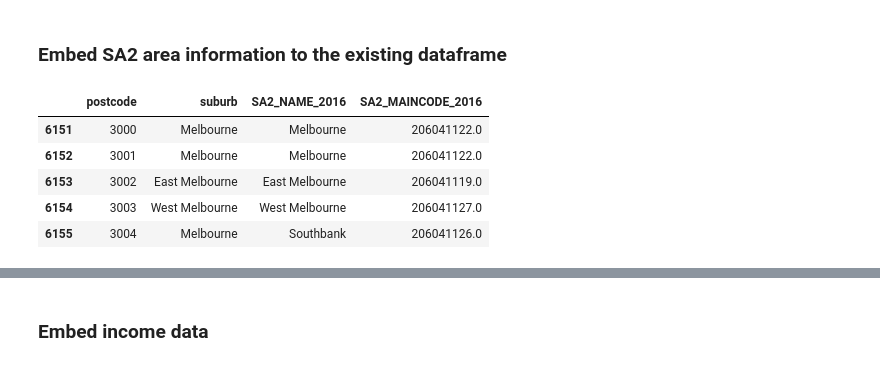
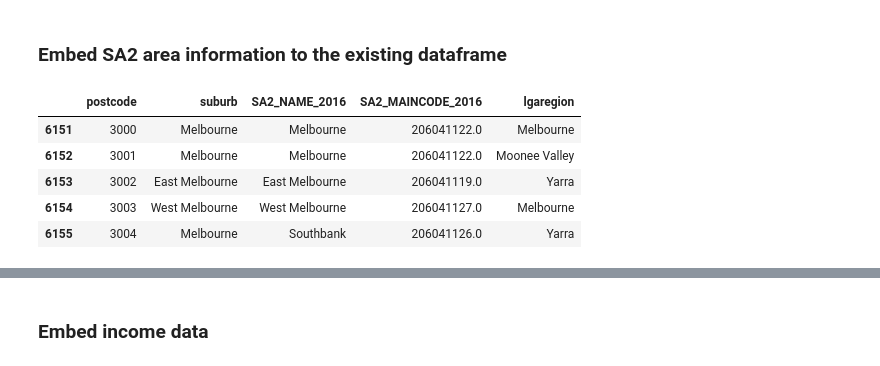
Before and after one commit to MAST30034-Applied-Data-Science/generic-real-estate-consulting-project-group-0, a Jupyter notebook: notebooks/feature_enger.ipynb, the cells around one changed output, grey strips where cells are left out. Cells and saved outputs as stored; diff of their text form; code cells hidden in the pictures.

```diff
--- a/notebooks/feature_enger.ipynb
+++ b/notebooks/feature_enger.ipynb
@@ -98,20 +135,20 @@ Counter({0: 66114, 1: 24246, 2: 15489, 3: 9920, 4: 5973, 5: 3676, 6: 2263, 7: 12
 # %%
 # read in the postcode information
 postcode_df = pd.read_csv('../data/raw/abs/australian_postcodes.csv')
 # only retain information that is relavent for faster running time
 postcode_df = postcode_df.loc[postcode_df['state'] == 'VIC']
 # rename columns to match dataframe so it can perform a 'vlookup' properly
 postcode_df['locality'] = postcode_df['locality'].str.title()
-postcode_df = postcode_df[['postcode', 'locality', 'SA2_NAME_2016', 'SA2_MAINCODE_2016']]
+postcode_df = postcode_df[['postcode', 'locality', 'SA2_NAME_2016', 'SA2_MAINCODE_2016', 'lgaregion']]
 postcode_df = postcode_df.rename(columns={'locality': 'suburb'}, errors="raise")
 postcode_df.head()
 # %% [output]
-|  | postcode | suburb | SA2_NAME_2016 | SA2_MAINCODE_2016 |
-| 6151 | 3000 | Melbourne | Melbourne | 206041122.0 |
-| 6152 | 3001 | Melbourne | Melbourne | 206041122.0 |
-| 6153 | 3002 | East Melbourne | East Melbourne | 206041119.0 |
-| 6154 | 3003 | West Melbourne | West Melbourne | 206041127.0 |
-| 6155 | 3004 | Melbourne | Southbank | 206041126.0 |
+|  | postcode | suburb | SA2_NAME_2016 | SA2_MAINCODE_2016 | lgaregion |
+| 6151 | 3000 | Melbourne | Melbourne | 206041122.0 | Melbourne |
+| 6152 | 3001 | Melbourne | Melbourne | 206041122.0 | Moonee Valley |
+| 6153 | 3002 | East Melbourne | East Melbourne | 206041119.0 | Yarra |
+| 6154 | 3003 | West Melbourne | West Melbourne | 206041127.0 | Melbourne |
+| 6155 | 3004 | Melbourne | Southbank | 206041126.0 | Yarra |
 # %%
 # df3 will be the final output dataframe
 # the property informations are merged with its SA2 information by matching both postcode and suburb name
```
Also changed, not shown: parts of 66 cells of this notebook, 3 other files.
